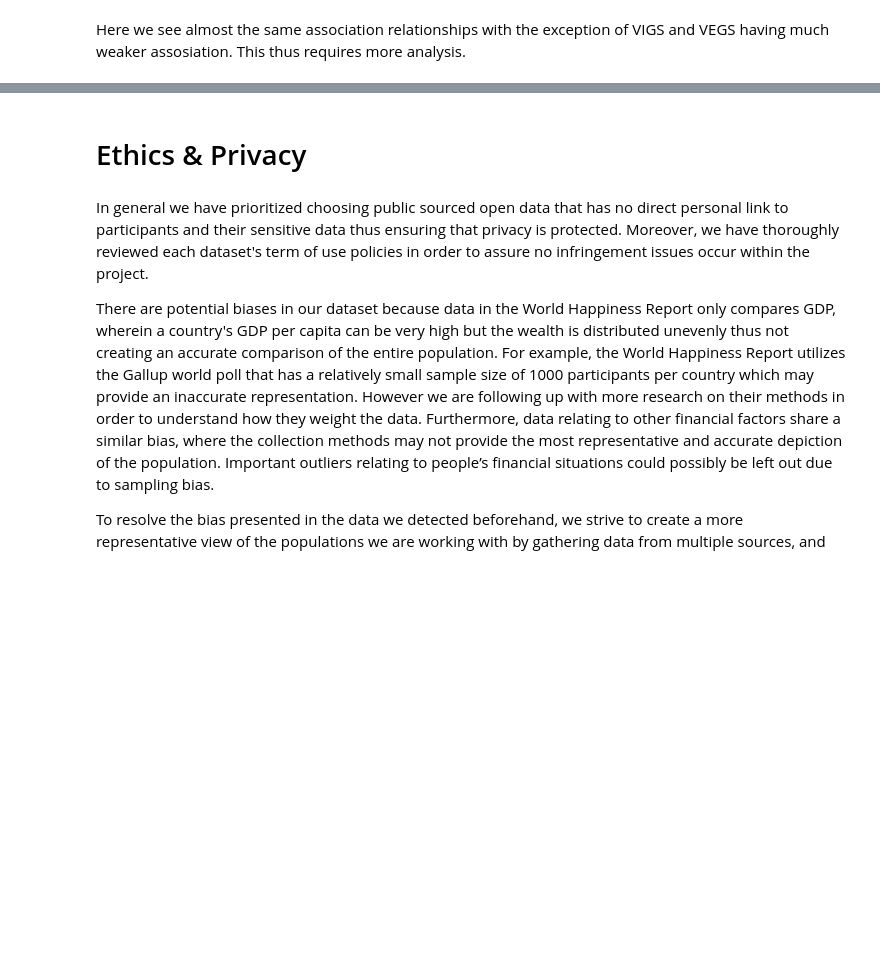
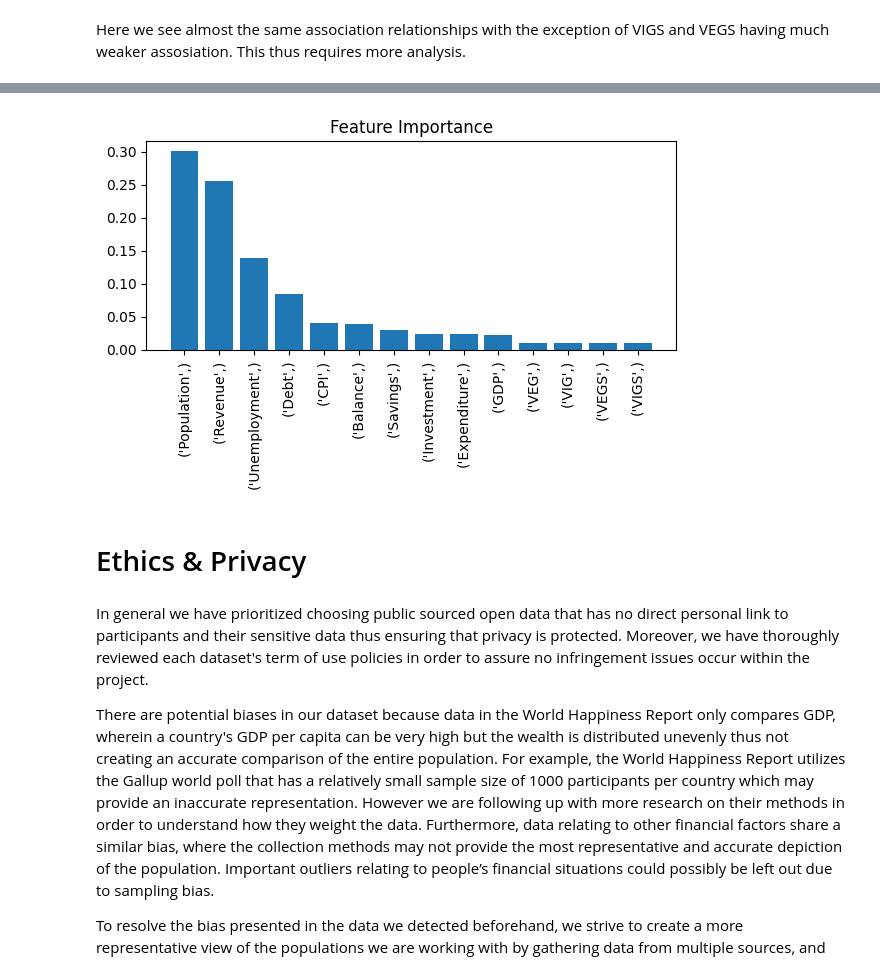
Before and after one commit to cskang3627/happiness, a Jupyter notebook: FinalProjectGroup_Sp23_The_Group.ipynb, the cells around one changed output, grey strips where cells are left out. Drawn from its saved outputs; the diff is of its cells as text; code cells hidden in the pictures; blank space fills up the shorter version.

```diff
--- a/FinalProjectGroup_Sp23_The_Group.ipynb
+++ b/FinalProjectGroup_Sp23_The_Group.ipynb
@@ -830,3 +865,35 @@ Here we see almost the same association relationships with the exception of VIGS
+# %%
+#preparing x,y and train test
+data_forest = data.drop(columns = ['Country', 'Year']) #not interested
+X = data_forest.drop(columns = ['LifeLadder'])
+y = data_forest['LifeLadder']
+X_train, X_test, y_train, y_test = train_test_split(X, y, test_size = 0.2, random_state = 0)
+#scaling using RobustScaler
+cols = X_train.columns
+scaler = RobustScaler()
+X_train = scaler.fit_transform(X_train)
+X_test = scaler.transform(X_test)
+X_train = pd.DataFrame(X_train, columns=[cols])
+X_test = pd.DataFrame(X_test, columns=[cols])
+# %%
+from sklearn.metrics import accuracy_score
+
+rfr = RandomForestRegressor(n_estimators=100, random_state=0)
+rfr.fit(X_train, y_train)
+y_pred = rfr.predict(X_test)
+
+importances = rfr.feature_importances_
+sorted_indices = np.argsort(importances)[::-1]
+
+feat_labels = X_train.columns[1:]
+
+plt.title('Feature Importance')
+plt.bar(range(X_train.shape[1]), importances[sorted_indices], align='center')
+plt.xticks(range(X_train.shape[1]), X_train.columns[sorted_indices], rotation=90)
+plt.tight_layout()
+plt.show()
+# %% [output]
+[figure, added]
 # %% [markdown]
 # Ethics & Privacy
 # %% [markdown]
```
Also changed, not shown: parts of 9 cells of this notebook.
